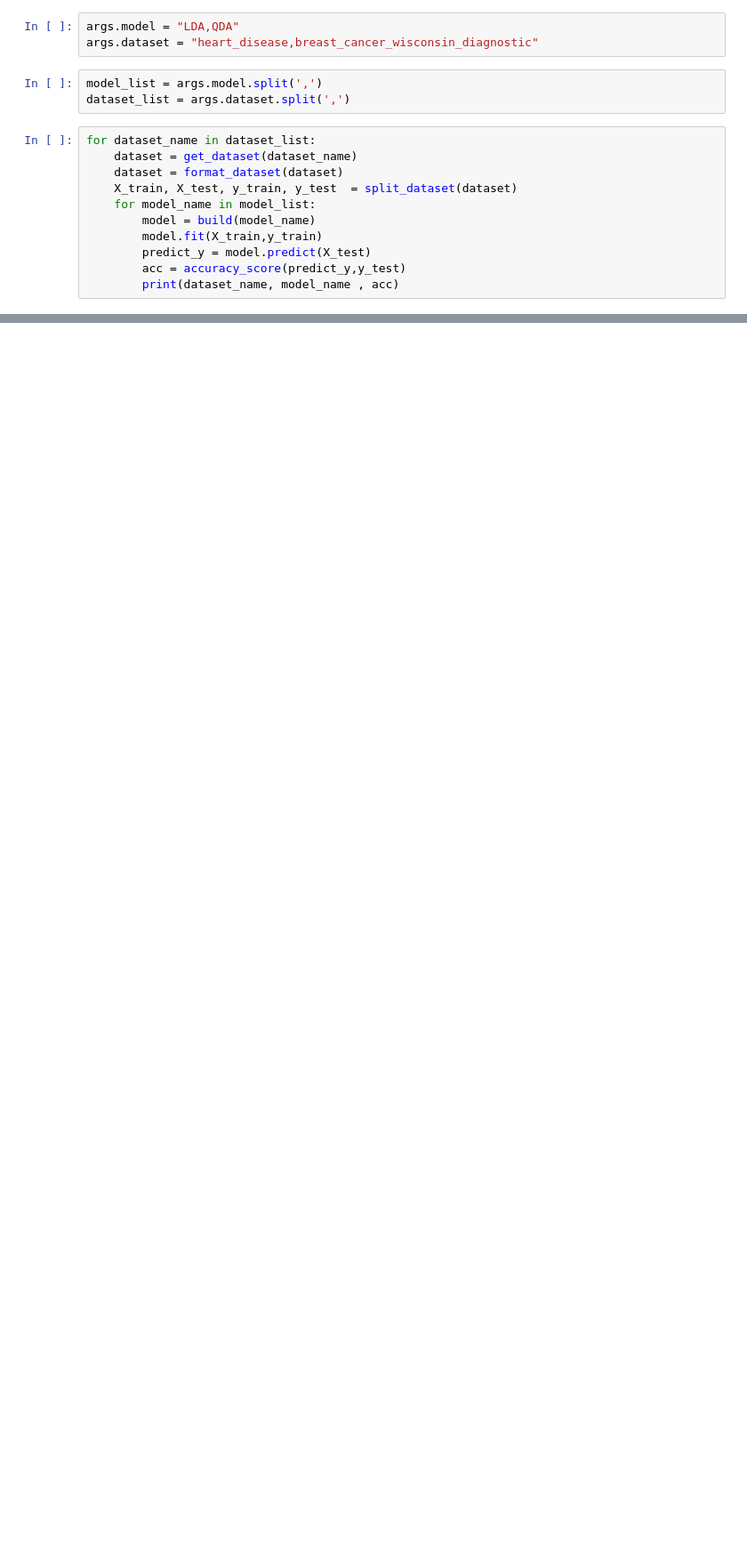
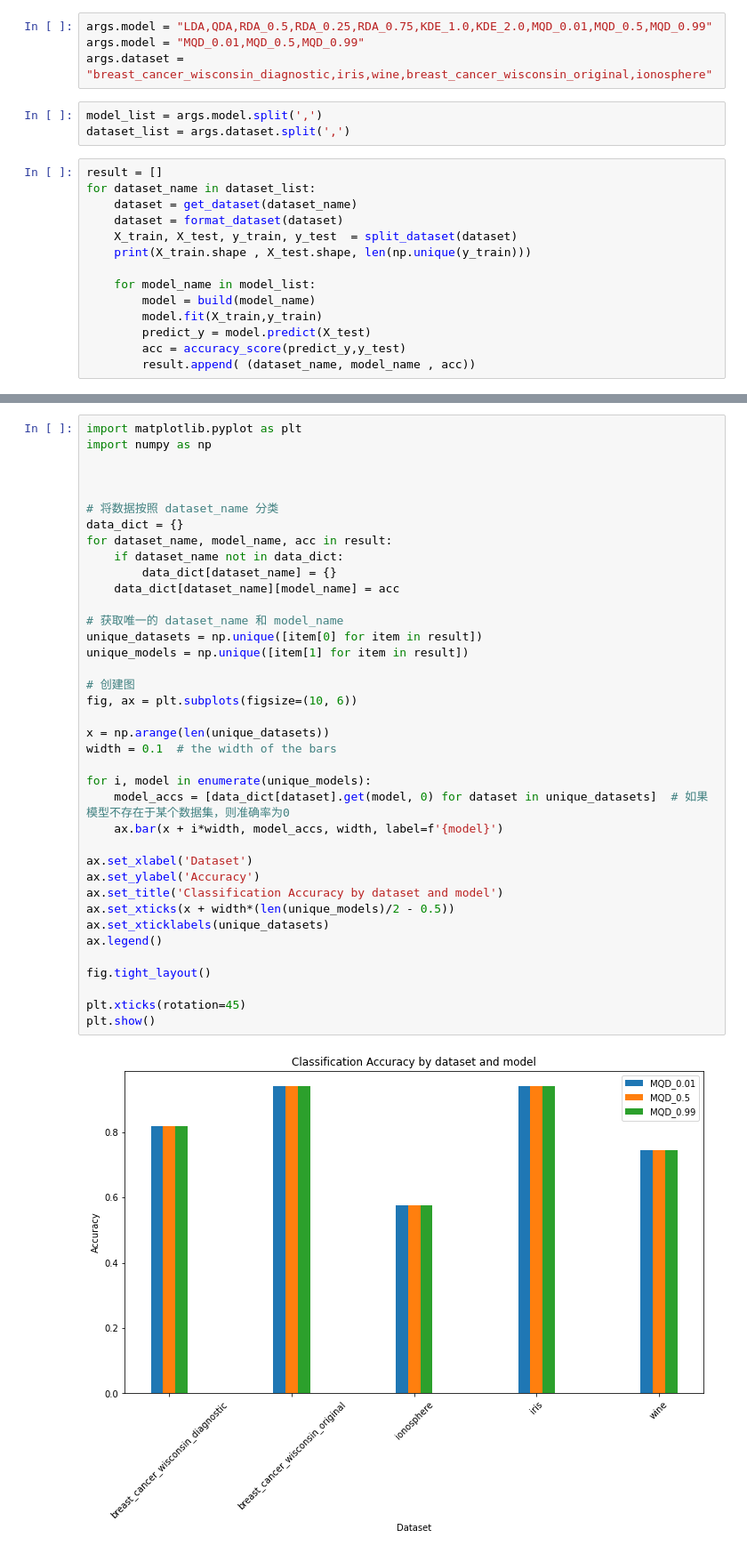
Before and after one commit to qiujiyan/PRML_homework, a Jupyter notebook: work1/main.ipynb, the cells around one changed output, grey strips where cells are left out. Shown at 89% size. Saved outputs shown, nothing was run; the diff lists cells and outputs as text; blank space fills up the shorter version.

```diff
--- a/work1/main.ipynb
+++ b/work1/main.ipynb
@@ -7,20 +8,24 @@ from sklearn.metrics import accuracy_score
 # %%
 args = argparse.Namespace()
-# %%
-args.model = "LDA,QDA"
-args.dataset = "heart_disease,breast_cancer_wisconsin_diagnostic"
+# %%
+args.model = "LDA,QDA,RDA_0.5,RDA_0.25,RDA_0.75,KDE_1.0,KDE_2.0,MQD_0.01,MQD_0.5,MQD_0.99"
+args.model = "MQD_0.01,MQD_0.5,MQD_0.99"
+args.dataset = "breast_cancer_wisconsin_diagnostic,iris,wine,breast_cancer_wisconsin_original,ionosphere"
 # %%
 model_list = args.model.split(',')
 dataset_list = args.dataset.split(',')
 # %%
+result = []
 for dataset_name in dataset_list:
     dataset = get_dataset(dataset_name)
     dataset = format_dataset(dataset)
     X_train, X_test, y_train, y_test  = split_dataset(dataset)
+    print(X_train.shape , X_test.shape, len(np.unique(y_train)))
+
     for model_name in model_list:
         model = build(model_name)
         model.fit(X_train,y_train)
         predict_y = model.predict(X_test)
         acc = accuracy_score(predict_y,y_test)
-        print(dataset_name, model_name , acc)
+        result.append( (dataset_name, model_name , acc))
 # %% [output]
@@ -34,0 +61,40 @@ AttributeError: 'QuadraticDiscriminantAnalysis' object has no attribute 'covaria
+# %%
+import matplotlib.pyplot as plt
+import numpy as np
+
+
+
+# 将数据按照 dataset_name 分类
+data_dict = {}
+for dataset_name, model_name, acc in result:
+    if dataset_name not in data_dict:
+        data_dict[dataset_name] = {}
+    data_dict[dataset_name][model_name] = acc
+
+# 获取唯一的 dataset_name 和 model_name
+unique_datasets = np.unique([item[0] for item in result])
+unique_models = np.unique([item[1] for item in result])
+
+# 创建图
+fig, ax = plt.subplots(figsize=(10, 6))
+
+x = np.arange(len(unique_datasets))
+width = 0.1  # the width of the bars
+
+for i, model in enumerate(unique_models):
+    model_accs = [data_dict[dataset].get(model, 0) for dataset in unique_datasets]  # 如果模型不存在于某个数据集，则准确率为0
+    ax.bar(x + i*width, model_accs, width, label=f'{model}')
+
+ax.set_xlabel('Dataset')
+ax.set_ylabel('Accuracy')
+ax.set_title('Classification Accuracy by dataset and model')
+ax.set_xticks(x + width*(len(unique_models)/2 - 0.5))
+ax.set_xticklabels(unique_datasets)
+ax.legend()
+
+fig.tight_layout()
+
+plt.xticks(rotation=45)
+plt.show()
+# %% [output]
+[figure, added]
```
Also changed, not shown: parts of 9 cells of this notebook, 13 other files.
